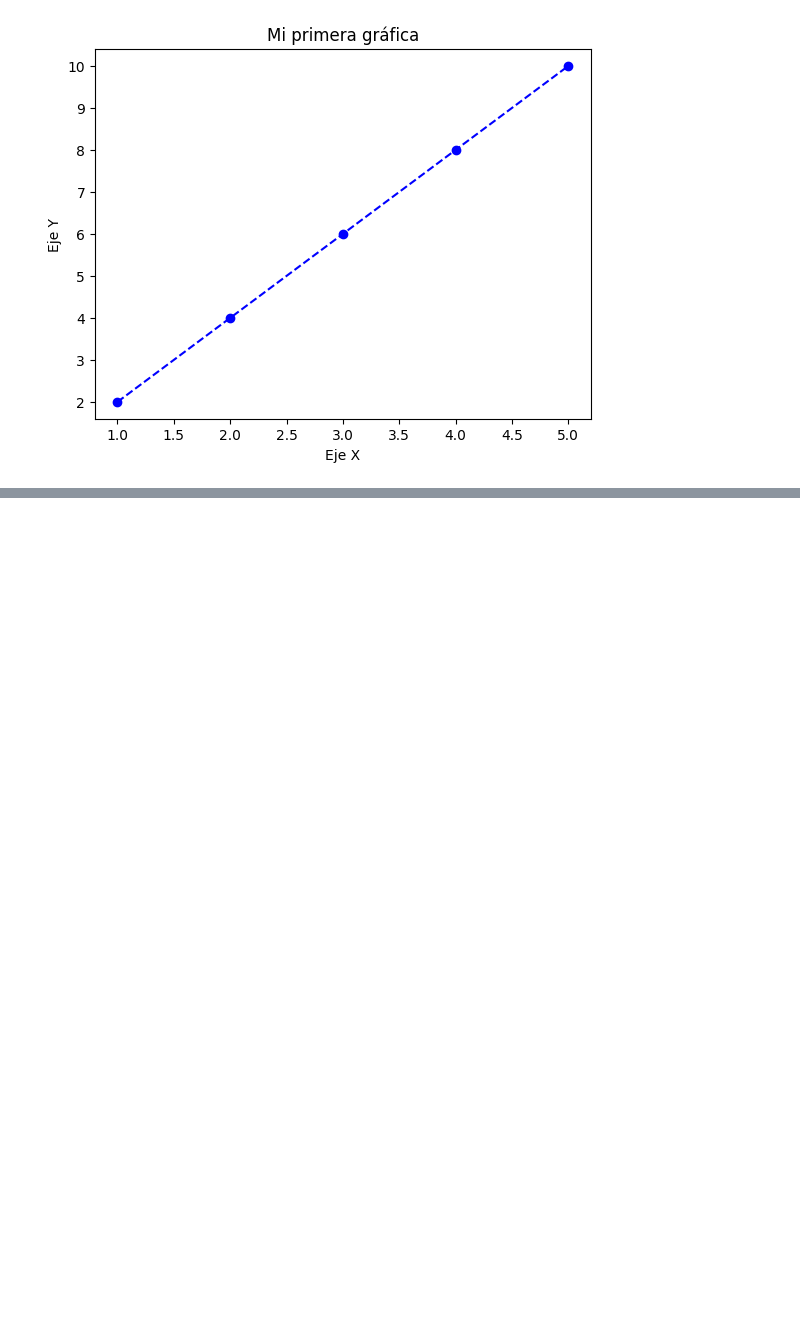
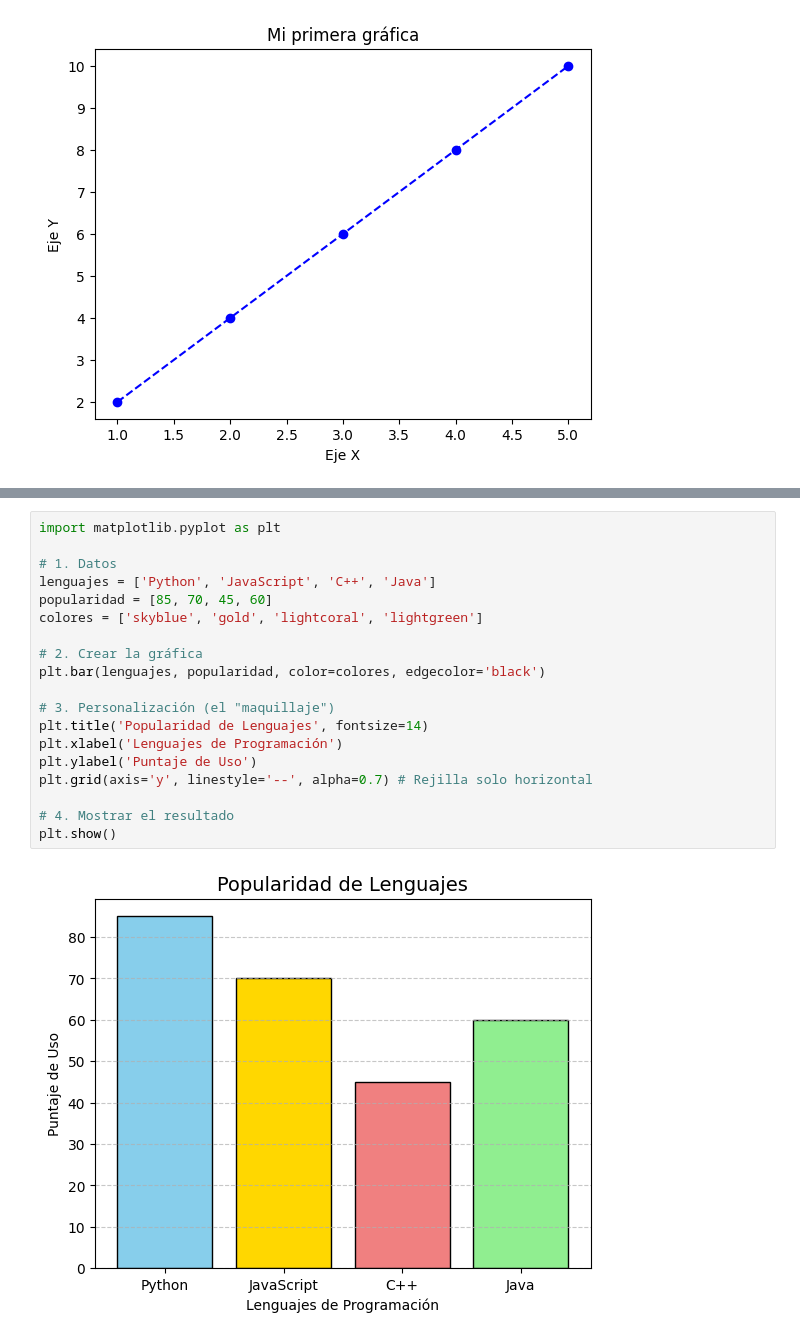
Before and after one commit to tvsp1720-pixel/Prueba-Repositorio-Electiva-, a Jupyter notebook: Grafica.ipynb, the cells around one changed output, grey strips where cells are left out. Saved outputs shown, nothing was run; the diff lists cells and outputs as text; blank space fills up the shorter version.

```diff
--- a/Grafica.ipynb
+++ b/Grafica.ipynb
@@ -47,0 +21,21 @@ Note: you may need to restart the kernel to use updated packages.
+# %%
+import matplotlib.pyplot as plt
+
+# 1. Datos
+lenguajes = ['Python', 'JavaScript', 'C++', 'Java']
+popularidad = [85, 70, 45, 60]
+colores = ['skyblue', 'gold', 'lightcoral', 'lightgreen']
+
+# 2. Crear la gráfica
+plt.bar(lenguajes, popularidad, color=colores, edgecolor='black')
+
+# 3. Personalización (el "maquillaje")
+plt.title('Popularidad de Lenguajes', fontsize=14)
+plt.xlabel('Lenguajes de Programación')
+plt.ylabel('Puntaje de Uso')
+plt.grid(axis='y', linestyle='--', alpha=0.7) # Rejilla solo horizontal
+
+# 4. Mostrar el resultado
+plt.show()
+# %% [output]
+[figure, added]
```
Also changed, not shown: parts of 1 cell of this notebook.
